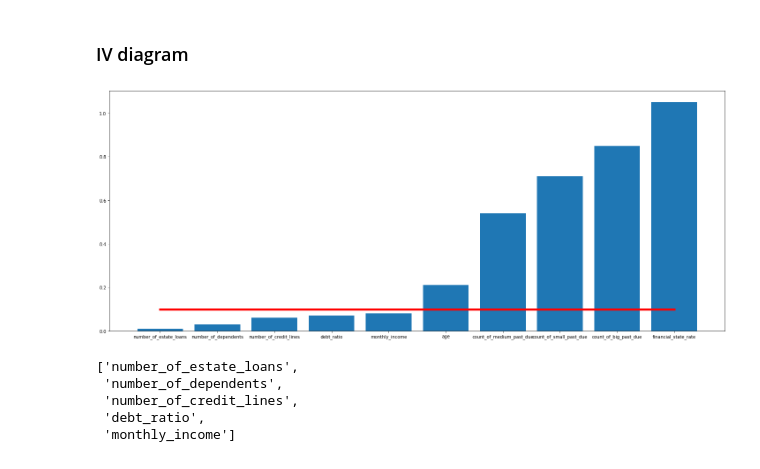
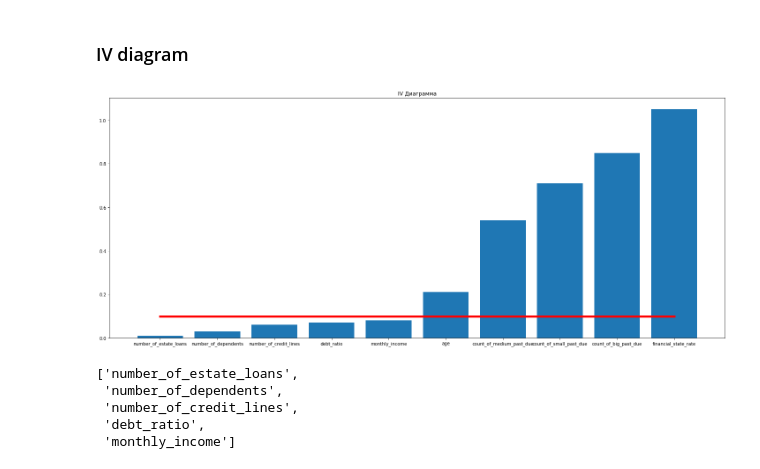
Before and after one commit to Stuksus/Credit_scoring_model, a Jupyter notebook: main.ipynb, the cells around one changed output. Drawn from its saved outputs; the diff is of its cells as text; code cells hidden in the pictures.

```diff
--- a/main.ipynb
+++ b/main.ipynb
@@ -1208,10 +1210,11 @@ inv_dict = {label:iv for label,iv in sorted(inv_dict.items(),key= lambda x:x[1])
 # %%
 fig,ax = plt.subplots(figsize = (25,10))
 ax.plot([0.1]*(len(inv_dict.keys())),color = 'red',linewidth=5)
 ax.bar(inv_dict.keys(),inv_dict.values())
+plt.title('IV Диаграмма')
 plt.show()
 # %% [output]
-[figure, old version]
+[figure, new version]
 # %%
 column_to_drop = [label for label,iv in inv_dict.items() if iv<0.1]
 # %%
```
Also changed, not shown: parts of 45 cells of this notebook.
